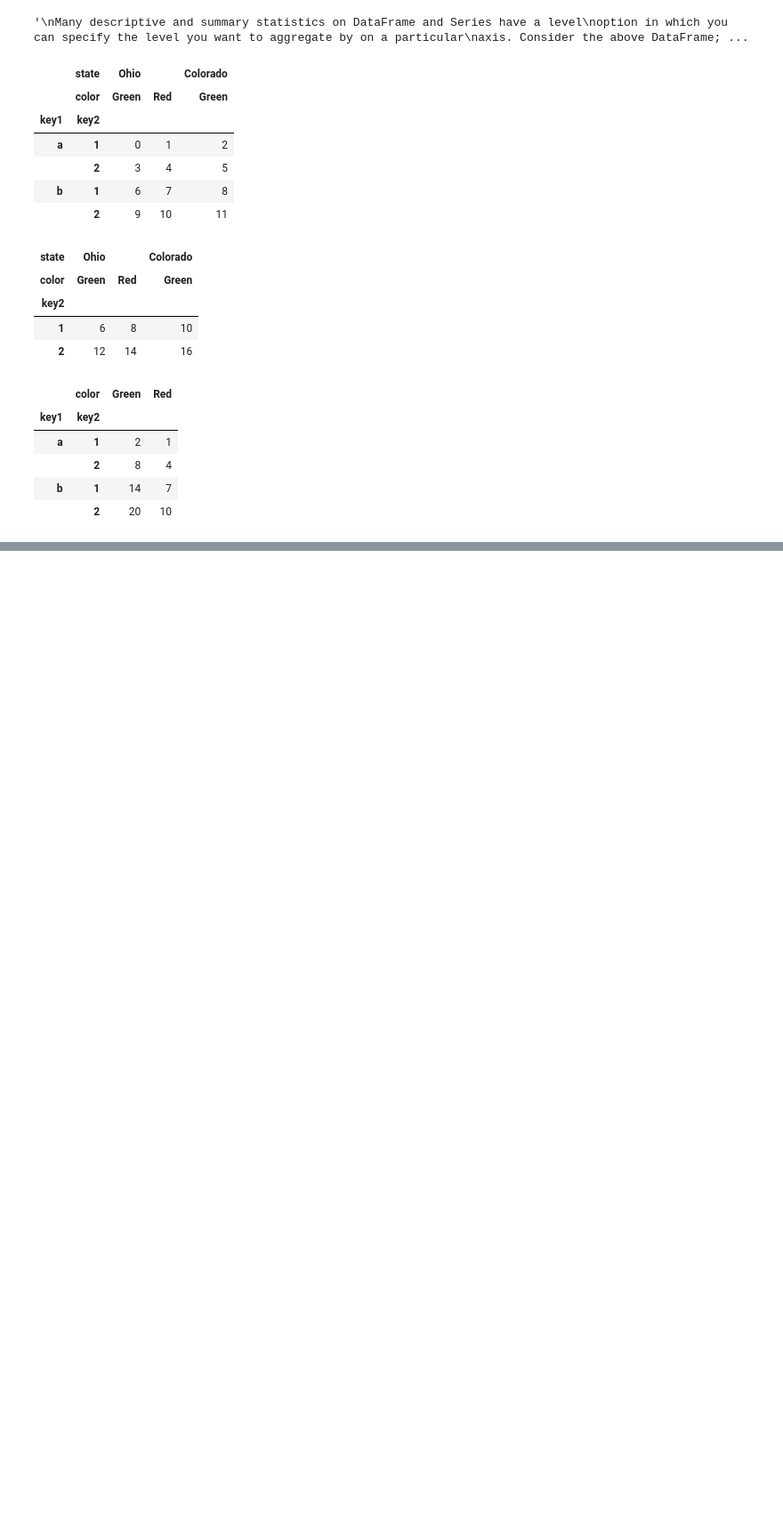
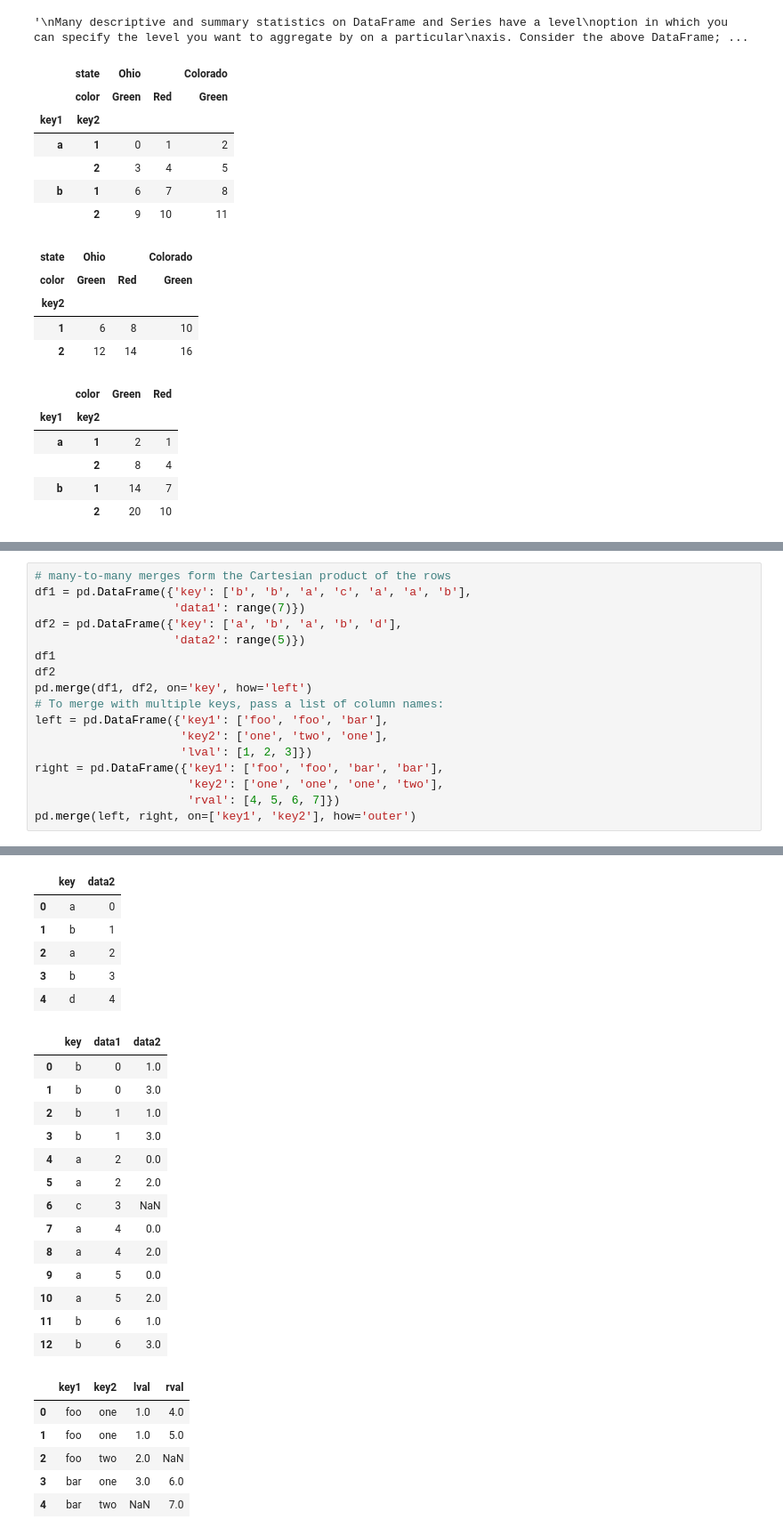
Before and after one commit to Roooooobin/Python-for-Data-Analysis-Practice, a Jupyter notebook: Data Wrangling, Join, Combine and Reshape.ipynb, the cells around one changed output, grey strips where cells are left out. Shown at 89% size. Cells and saved outputs as stored; diff of their text form; blank space fills up the shorter version.

Commit message:
pandas: merge

```diff
--- a/Data Wrangling, Join, Combine and Reshape.ipynb
+++ b/Data Wrangling, Join, Combine and Reshape.ipynb
@@ -148,0 +225,18 @@ frame.sum(level='color', axis=1)
+# %%
+# many-to-many merges form the Cartesian product of the rows
+df1 = pd.DataFrame({'key': ['b', 'b', 'a', 'c', 'a', 'a', 'b'],
+                    'data1': range(7)})
+df2 = pd.DataFrame({'key': ['a', 'b', 'a', 'b', 'd'],
+                    'data2': range(5)})
+df1
+df2
+pd.merge(df1, df2, on='key', how='left')
+# To merge with multiple keys, pass a list of column names:
+left = pd.DataFrame({'key1': ['foo', 'foo', 'bar'],
+                     'key2': ['one', 'two', 'one'],
+                     'lval': [1, 2, 3]})
+right = pd.DataFrame({'key1': ['foo', 'foo', 'bar', 'bar'],
+                      'key2': ['one', 'one', 'one', 'two'],
+                      'rval': [4, 5, 6, 7]})
+pd.merge(left, right, on=['key1', 'key2'], how='outer')
+# %% [output]
@@ -148,0 +251,26 @@ frame.sum(level='color', axis=1)
+|  | key | data2 |
+| 0 | a | 0 |
+| 1 | b | 1 |
+| 2 | a | 2 |
+| 3 | b | 3 |
+| 4 | d | 4 |
+|  | key | data1 | data2 |
+| 0 | b | 0 | 1.0 |
+| 1 | b | 0 | 3.0 |
+| 2 | b | 1 | 1.0 |
+| 3 | b | 1 | 3.0 |
+| 4 | a | 2 | 0.0 |
+| 5 | a | 2 | 2.0 |
+| 6 | c | 3 | NaN |
+| 7 | a | 4 | 0.0 |
+| 8 | a | 4 | 2.0 |
+| 9 | a | 5 | 0.0 |
+| 10 | a | 5 | 2.0 |
+| 11 | b | 6 | 1.0 |
+| 12 | b | 6 | 3.0 |
+|  | key1 | key2 | lval | rval |
+| 0 | foo | one | 1.0 | 4.0 |
+| 1 | foo | one | 1.0 | 5.0 |
+| 2 | foo | two | 2.0 | NaN |
+| 3 | bar | one | 3.0 | 6.0 |
+| 4 | bar | two | NaN | 7.0 |
```
Also changed, not shown: parts of 3 cells of this notebook.
